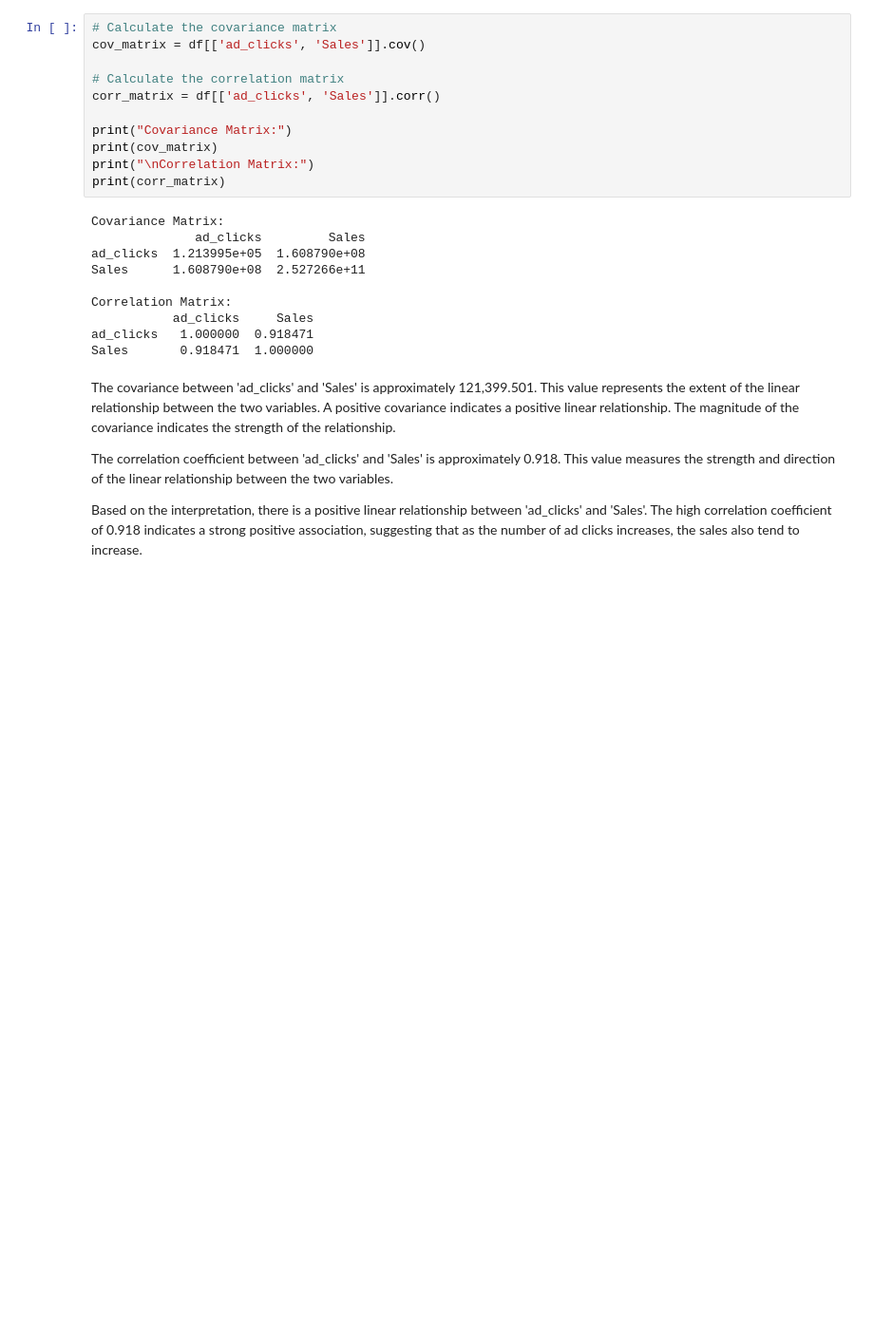
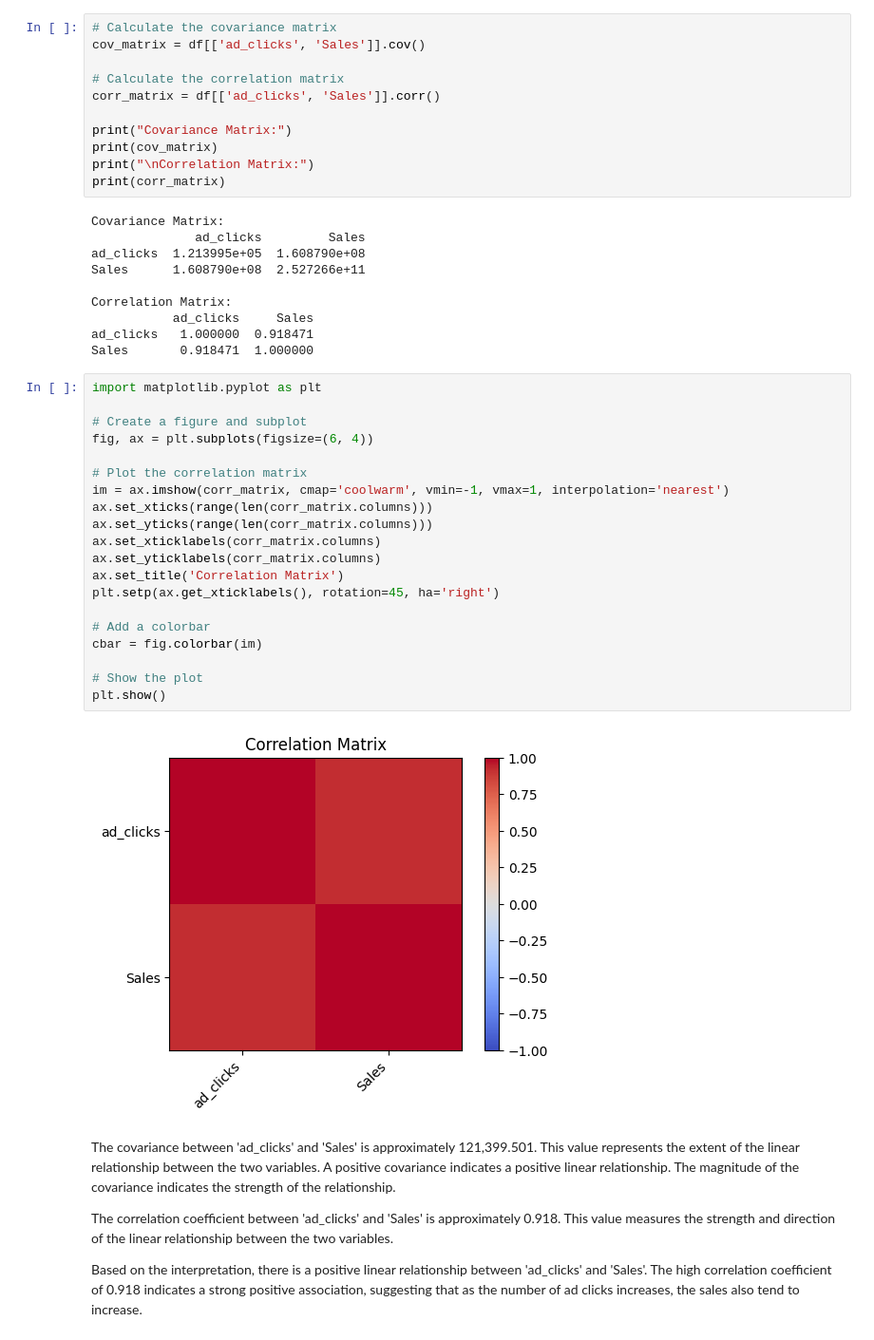
Before and after one commit to analyticsbyted/financialModeling, a Jupyter notebook: sales_adclicks.ipynb, the cells around one changed output. Shown at 95% size. Drawn from its saved outputs; the diff is of its cells as text; blank space fills up the shorter version.

```diff
--- a/sales_adclicks.ipynb
+++ b/sales_adclicks.ipynb
@@ -266,6 +213,28 @@ Correlation Matrix:
            ad_clicks     Sales
 ad_clicks   1.000000  0.918471
 Sales       0.918471  1.000000
+# %%
+import matplotlib.pyplot as plt
+
+# Create a figure and subplot
+fig, ax = plt.subplots(figsize=(6, 4))
+
+# Plot the correlation matrix
+im = ax.imshow(corr_matrix, cmap='coolwarm', vmin=-1, vmax=1, interpolation='nearest')
+ax.set_xticks(range(len(corr_matrix.columns)))
+ax.set_yticks(range(len(corr_matrix.columns)))
+ax.set_xticklabels(corr_matrix.columns)
+ax.set_yticklabels(corr_matrix.columns)
+ax.set_title('Correlation Matrix')
+plt.setp(ax.get_xticklabels(), rotation=45, ha='right')
+
+# Add a colorbar
+cbar = fig.colorbar(im)
+
+# Show the plot
+plt.show()
+# %% [output]
+[figure, added]
 # %% [markdown]
 The covariance between 'ad_clicks' and 'Sales' is approximately 121,399.501. This value represents the extent of the linear relationship between the two variables. A positive covariance indicates a positive linear relationship. The magnitude of the covariance indicates the strength of the relationship.
 
```
Also changed, not shown: parts of 12 cells of this notebook.
